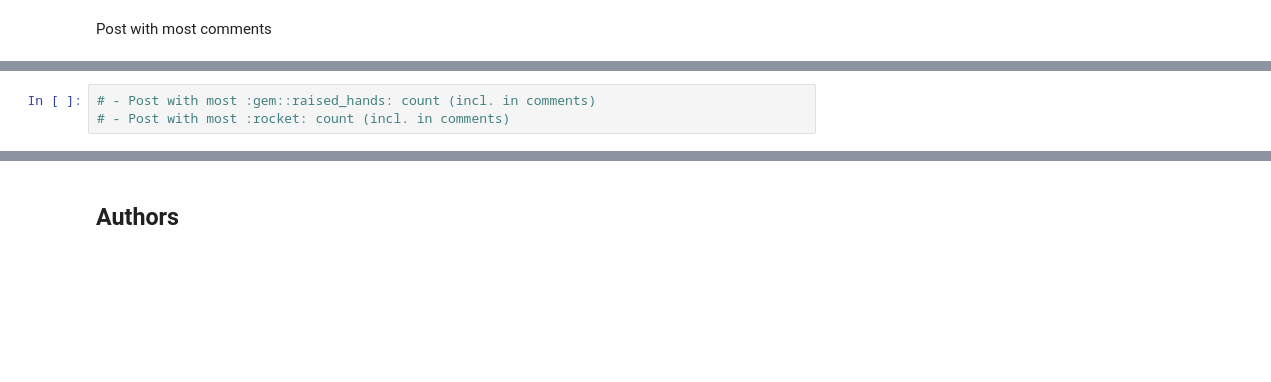
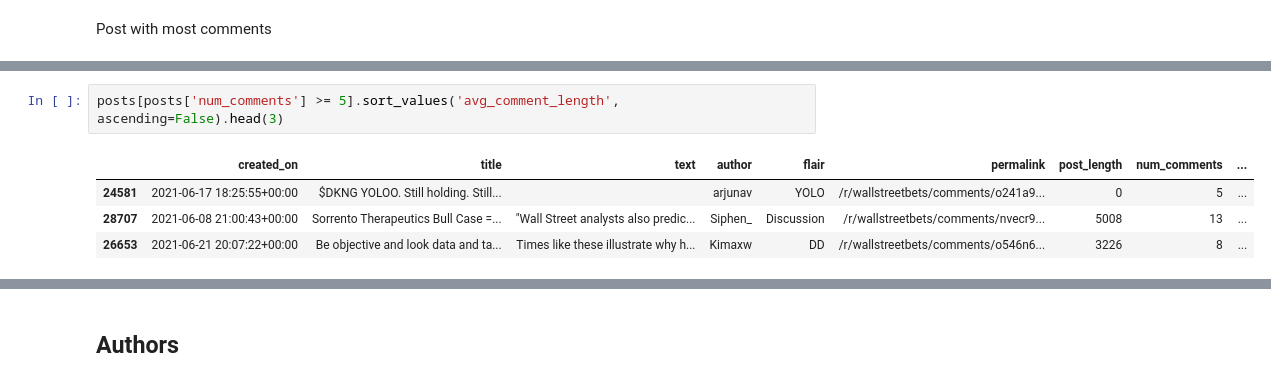
Before and after one commit to beneath-hq/beneath, a Jupyter notebook: examples/wallstreetbets-analytics/explore/explore.ipynb, the cells around one changed output, grey strips where cells are left out. Saved outputs shown, nothing was run; the diff lists cells and outputs as text; blank space fills up the shorter version.

```diff
--- a/examples/wallstreetbets-analytics/explore/explore.ipynb
+++ b/examples/wallstreetbets-analytics/explore/explore.ipynb
@@ -133,3 +146,7 @@ good_discussion_posts[good_discussion_posts['num_comments'] >= 1].tail()
-# %%
-# - Post with most :gem::raised_hands: count (incl. in comments)
-# - Post with most :rocket: count (incl. in comments)
+# %%
+posts[posts['num_comments'] >= 5].sort_values('avg_comment_length', ascending=False).head(3)
+# %% [output]
+|  | created_on | title | text | author | flair | permalink | post_length | num_comments | ... |
+| 24581 | 2021-06-17 18:25:55+00:00 | $DKNG YOLOO. Still holding. Still... |  | arjunav | YOLO | /r/wallstreetbets/comments/o241a9... | 0 | 5 | ... |
+| 28707 | 2021-06-08 21:00:43+00:00 | Sorrento Therapeutics Bull Case =... | "Wall Street analysts also predic... | Siphen_ | Discussion | /r/wallstreetbets/comments/nvecr9... | 5008 | 13 | ... |
+| 26653 | 2021-06-21 20:07:22+00:00 | Be objective and look data and ta... | Times like these illustrate why h... | Kimaxw | DD | /r/wallstreetbets/comments/o546n6... | 3226 | 8 | ... |
```
Also changed, not shown: parts of 54 cells of this notebook.
